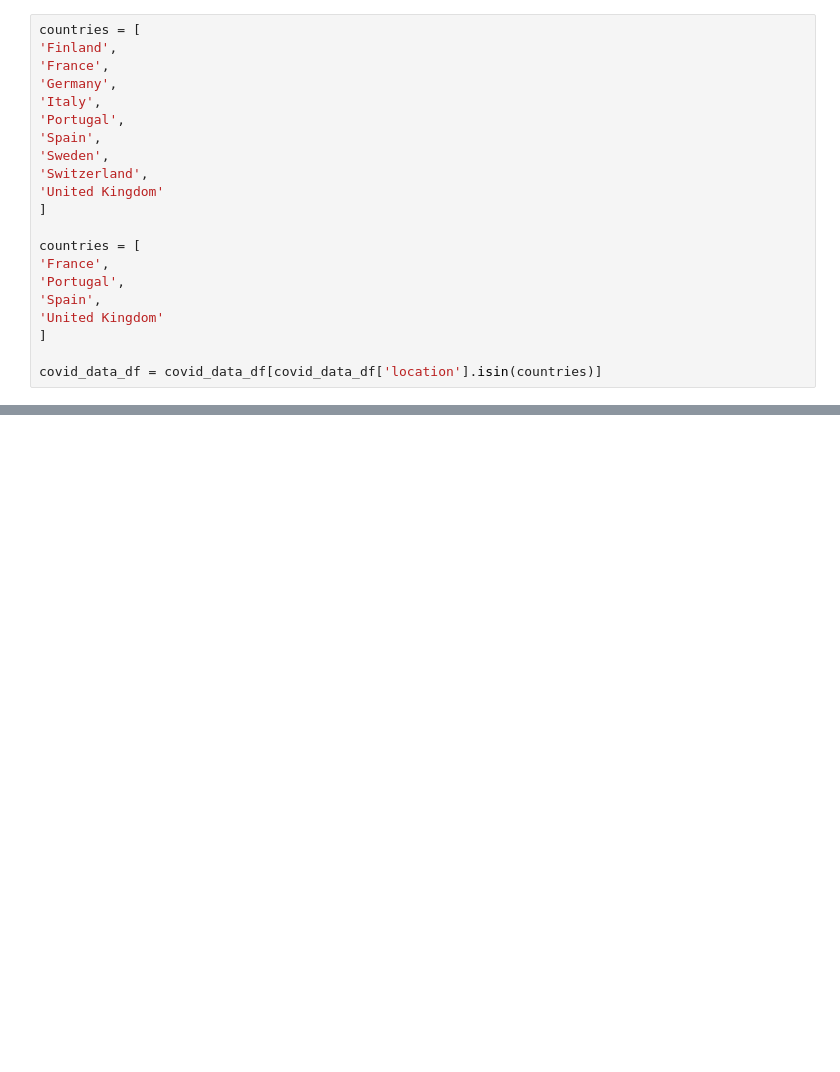
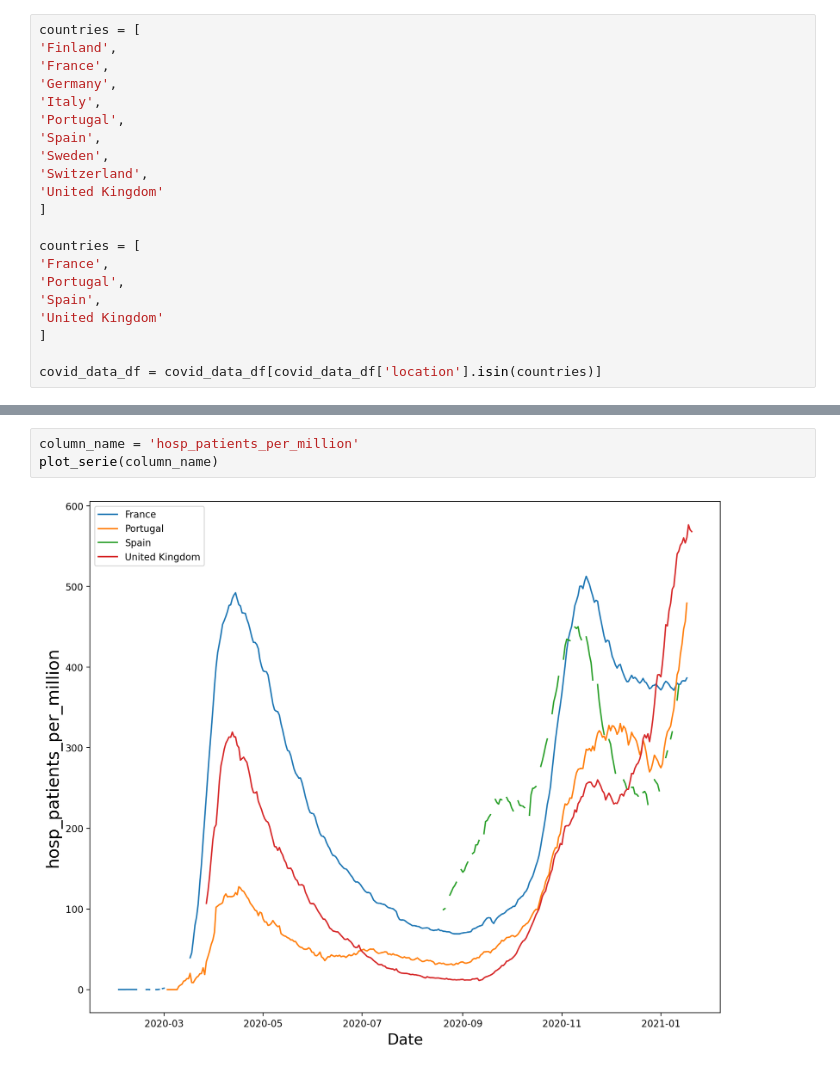
Before and after one commit to simonmoreau/covid-data, a Jupyter notebook: COVID Death.ipynb, the cells around one changed output, grey strips where cells are left out. Drawn from its saved outputs; the diff is of its cells as text; blank space fills up the shorter version.

```diff
--- a/COVID Death.ipynb
+++ b/COVID Death.ipynb
@@ -135,0 +86,5 @@ plt.show()
+# %%
+column_name = 'hosp_patients_per_million'
+plot_serie(column_name)
+# %% [output]
+[figure, added]
```
Also changed, not shown: parts of 9 cells of this notebook.
